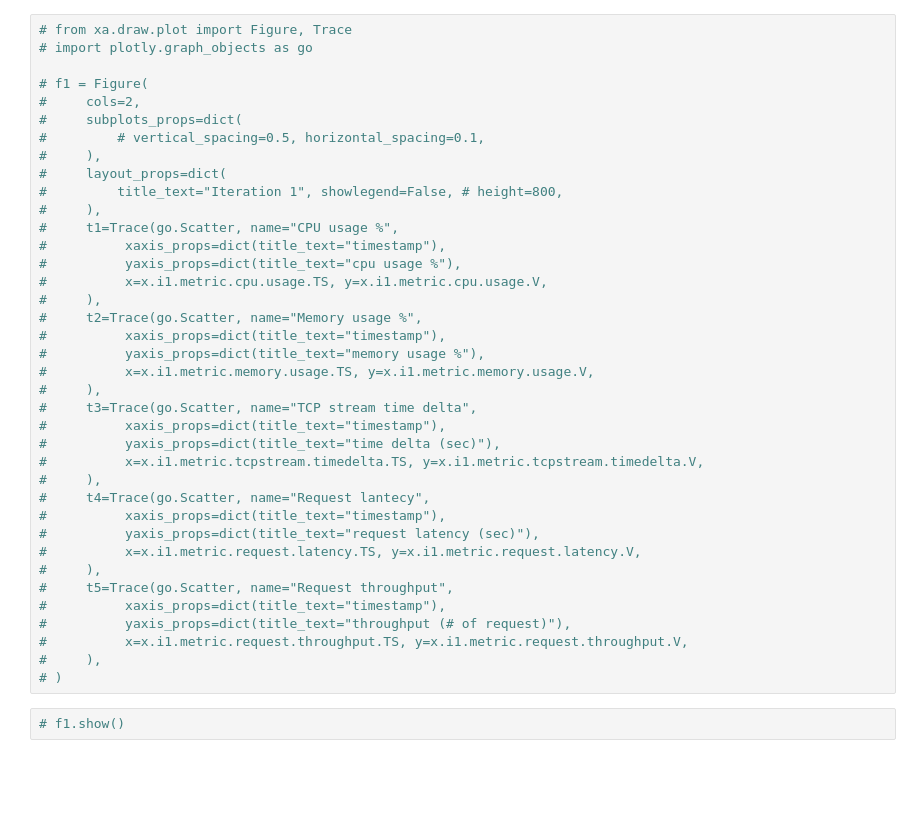
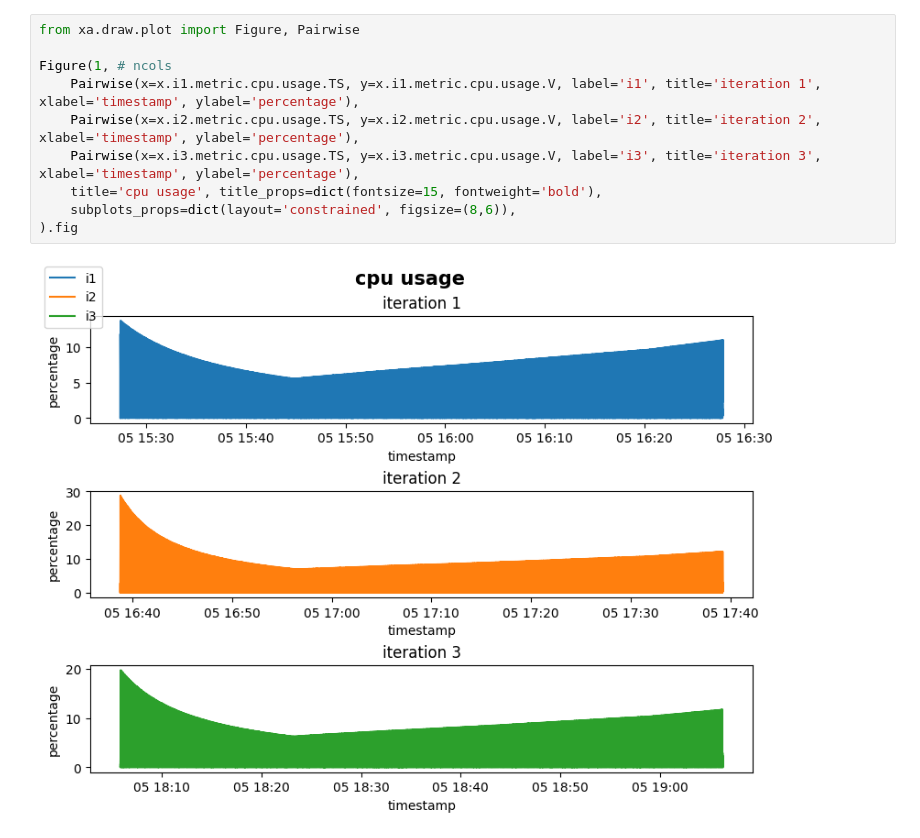
Before and after one commit to v1dmon/data, a Jupyter notebook: benchmark/231105-145900-sockshop-1h-asym/visual.ipynb, the cells around one changed output. Cells and saved outputs as stored; diff of their text form; blank space fills up the shorter version.

```diff
--- a/benchmark/231105-145900-sockshop-1h-asym/visual.ipynb
+++ b/benchmark/231105-145900-sockshop-1h-asym/visual.ipynb
@@ -32,40 +40,12 @@ x.stats
-# %%
-# from xa.draw.plot import Figure, Trace
-# import plotly.graph_objects as go
-
-# f1 = Figure(
-#     cols=2,
-#     subplots_props=dict(
-#         # vertical_spacing=0.5, horizontal_spacing=0.1,
-#     ),
-#     layout_props=dict(
-#         title_text="Iteration 1", showlegend=False, # height=800,
-#     ),
-#     t1=Trace(go.Scatter, name="CPU usage %",
-#          xaxis_props=dict(title_text="timestamp"),
-#          yaxis_props=dict(title_text="cpu usage %"),
-#          x=x.i1.metric.cpu.usage.TS, y=x.i1.metric.cpu.usage.V,
-#     ),
-#     t2=Trace(go.Scatter, name="Memory usage %",
-#          xaxis_props=dict(title_text="timestamp"),
-#          yaxis_props=dict(title_text="memory usage %"),
-#          x=x.i1.metric.memory.usage.TS, y=x.i1.metric.memory.usage.V,
-#     ),
-#     t3=Trace(go.Scatter, name="TCP stream time delta",
-#          xaxis_props=dict(title_text="timestamp"),
-#          yaxis_props=dict(title_text="time delta (sec)"),
-#          x=x.i1.metric.tcpstream.timedelta.TS, y=x.i1.metric.tcpstream.timedelta.V,
-#     ),
-#     t4=Trace(go.Scatter, name="Request lantecy",
-#          xaxis_props=dict(title_text="timestamp"),
-#          yaxis_props=dict(title_text="request latency (sec)"),
-#          x=x.i1.metric.request.latency.TS, y=x.i1.metric.request.latency.V,
-#     ),
-#     t5=Trace(go.Scatter, name="Request throughput",
-#          xaxis_props=dict(title_text="timestamp"),
-#          yaxis_props=dict(title_text="throughput (# of request)"),
-#          x=x.i1.metric.request.throughput.TS, y=x.i1.metric.request.throughput.V,
-#     ),
-# )
-# %%
-# f1.show()
+# %%
+from xa.draw.plot import Figure, Pairwise
+
+Figure(1, # ncols
+    Pairwise(x=x.i1.metric.cpu.usage.TS, y=x.i1.metric.cpu.usage.V, label='i1', title='iteration 1', xlabel='timestamp', ylabel='percentage'),
+    Pairwise(x=x.i2.metric.cpu.usage.TS, y=x.i2.metric.cpu.usage.V, label='i2', title='iteration 2', xlabel='timestamp', ylabel='percentage'),
+    Pairwise(x=x.i3.metric.cpu.usage.TS, y=x.i3.metric.cpu.usage.V, label='i3', title='iteration 3', xlabel='timestamp', ylabel='percentage'),
+    title='cpu usage', title_props=dict(fontsize=15, fontweight='bold'),
+    subplots_props=dict(layout='constrained', figsize=(8,6)),
+).fig
+# %% [output]
+[figure, added]
```
Also changed, not shown: parts of 7 cells of this notebook.
